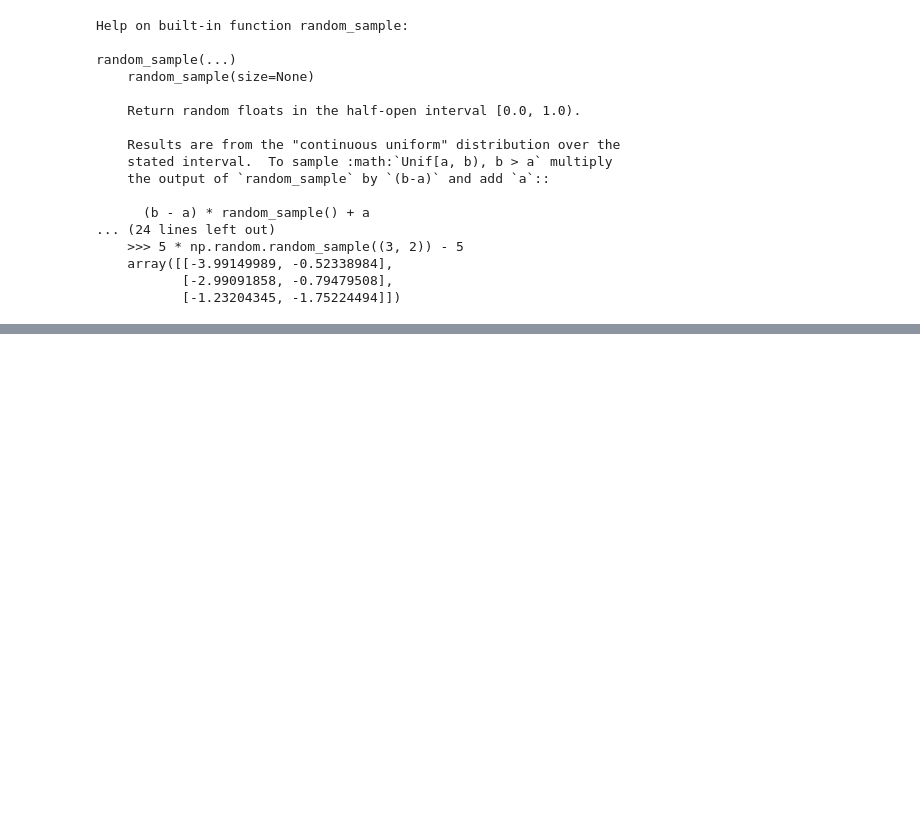
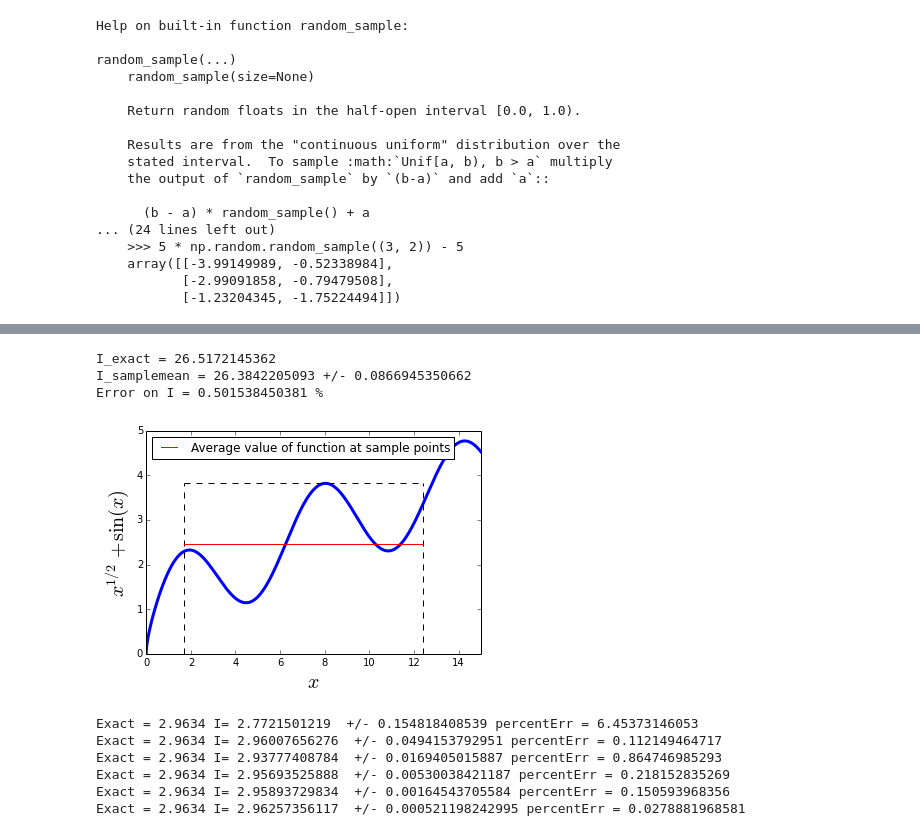
Before and after one commit to jparke08/PHYS202-S14, a Jupyter notebook: SciPy/MCIntegrationTour.ipynb, the cells around one changed output, grey strips where cells are left out. Cells and saved outputs as stored; diff of their text form; code cells hidden in the pictures; blank space fills up the shorter version.

```diff
--- a/SciPy/MCIntegrationTour.ipynb
+++ b/SciPy/MCIntegrationTour.ipynb
@@ -205,0 +206,80 @@ Error on I = 0.168068822367 %
+# %%
+def sampleMean(N=10000,xmin=1.7,xmax=12.4):
+
+    #Set up the function
+    f = lambda x: x**(0.5)+np.sin(x)
+    x = np.arange(0.,15.,0.001)
+    Iana = lambda x: (2./3.)*x**(3./2.) - np.cos(x)
+    Iexact = Iana(xmax) - Iana(xmin)
+
+    #########################################
+
+    #Here's the integration part:
+    samples_x = xmin +(xmax-xmin)*np.random.random_sample(N);
+
+    approx = f(samples_x)
+    I = approx.mean()*(xmax-xmin)
+
+    #Numerical uncertainty
+    Iunc = (xmax-xmin)*np.sqrt(  ((approx**2).mean()-(approx.mean())**2)/N)
+
+    #Comparison with exact result
+    Ierr = 100*np.abs(Iexact-I)/Iexact
+    ################################
+
+    #find the maximum value of f within the boundary to set ymax
+    ymax = approx.max()
+    ymin = 0
+
+    #print our results
+    print "I_exact =", Iexact
+    print "I_samplemean =", I,"+/-",Iunc
+    print "Error on I =", Ierr, "%"
+
+    #Plot our function
+    plt.plot(x,f(x),lw=3)
+    plt.ylabel(r'$x^{1/2} + \sin(x)$',fontsize = 20)
+    plt.xlabel(r'$x$',fontsize = 20)
+    plt.xlim(0.,15.)
+
+    #plot the box
+    plt.plot([xmin, xmin], [ymin, ymax], color='k', linestyle='--') #vertical left
+    plt.plot([xmax, xmax], [ymin, ymax], color='k', linestyle='--') #vertical right
+    plt.plot([xmin, xmax], [ymax, ymax], color='k', linestyle='--') #horizontal top
+
+    #Plot the average value of the function from the samples on the same graph for comparison:
+    plt.plot((xmin,xmax),(approx.mean(),approx.mean()),'r-',label="Average value of function at sample points")
+    plt.legend(loc="upper left")
+
+    plt.show()
+
+v2 = interact(sampleMean,N=(1000,100000,100),xmin=(0.,15.,0.001),xmax=(0.,15.,0.001))
+# %% [output]
+I_exact = 26.5172145362
+I_samplemean = 26.3842205093 +/- 0.0866945350662
+Error on I = 0.501538450381 %
+[figure, added]
+# %%
+fxyz = lambda x,y,z: 4. - x**2 - y**2 - z**2
+xa = 0.; xb = 9./10.
+ya = 0.; yb = 1.
+za = 0.; zb = 11./10.
+
+i = (10,100,1000,10000,100000,1000000)
+for N in i:
+    x = (xb-xa)*np.random.random_sample(N)
+    y = (yb-ya)*np.random.random_sample(N)
+    z = (zb-za)*np.random.random_sample(N)
+
+    I = (xb-xa)*(yb-ya)*(zb-za)*fxyz(x,y,z).mean()
+    err = (xb-xa)*(yb-ya)*(zb-za)*np.sqrt(((fxyz(x,y,z)**2).mean() - (fxyz(x,y,z).mean())**2)/N)
+    exact = 14817./5000
+
+    print "Exact =",exact,"I=",I," +/-",err,"percentErr =",100.*np.abs(I-exact)/exact
+# %% [output]
+Exact = 2.9634 I= 2.7721501219  +/- 0.154818408539 percentErr = 6.45373146053
+Exact = 2.9634 I= 2.96007656276  +/- 0.0494153792951 percentErr = 0.112149464717
+Exact = 2.9634 I= 2.93777408784  +/- 0.0169405015887 percentErr = 0.864746985293
+Exact = 2.9634 I= 2.95693525888  +/- 0.00530038421187 percentErr = 0.218152835269
+Exact = 2.9634 I= 2.95893729834  +/- 0.00164543705584 percentErr = 0.150593968356
+Exact = 2.9634 I= 2.96257356117  +/- 0.000521198242995 percentErr = 0.0278881968581
```
Also changed, not shown: parts of 8 cells of this notebook, 1 other file.
